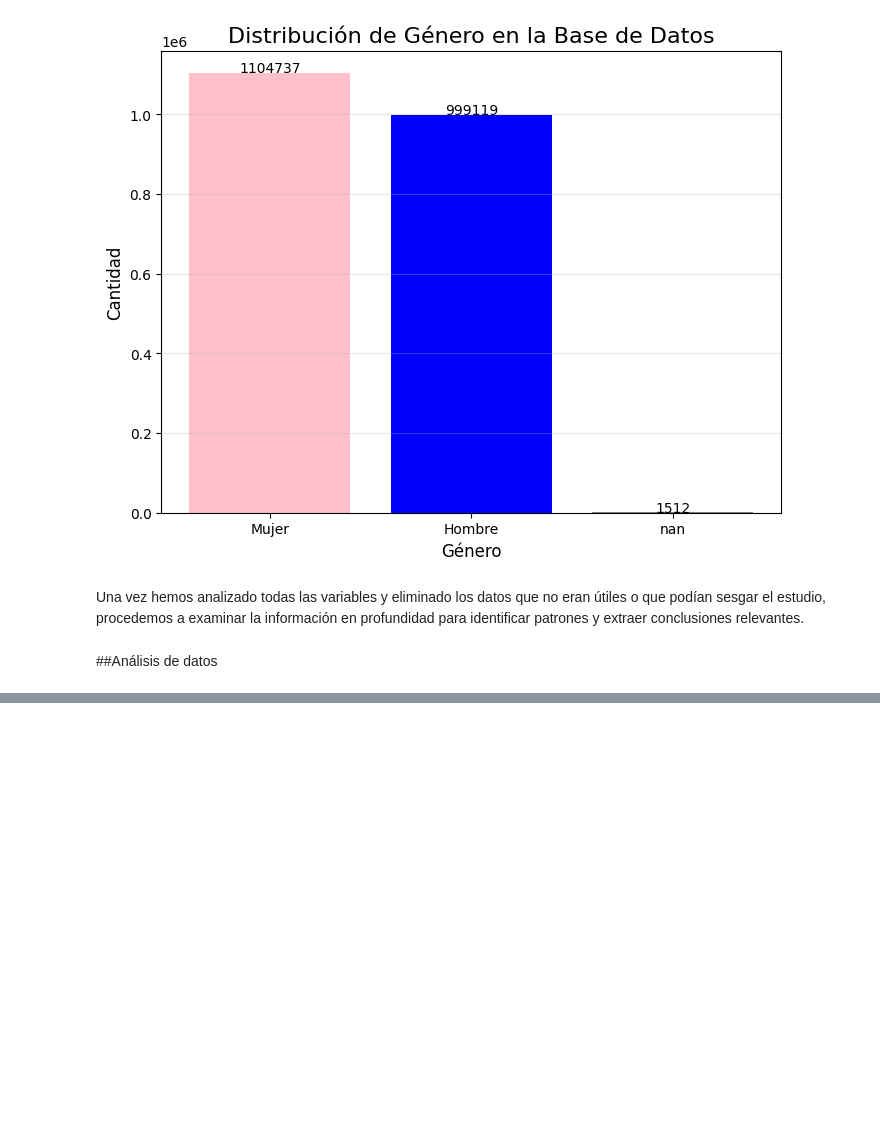
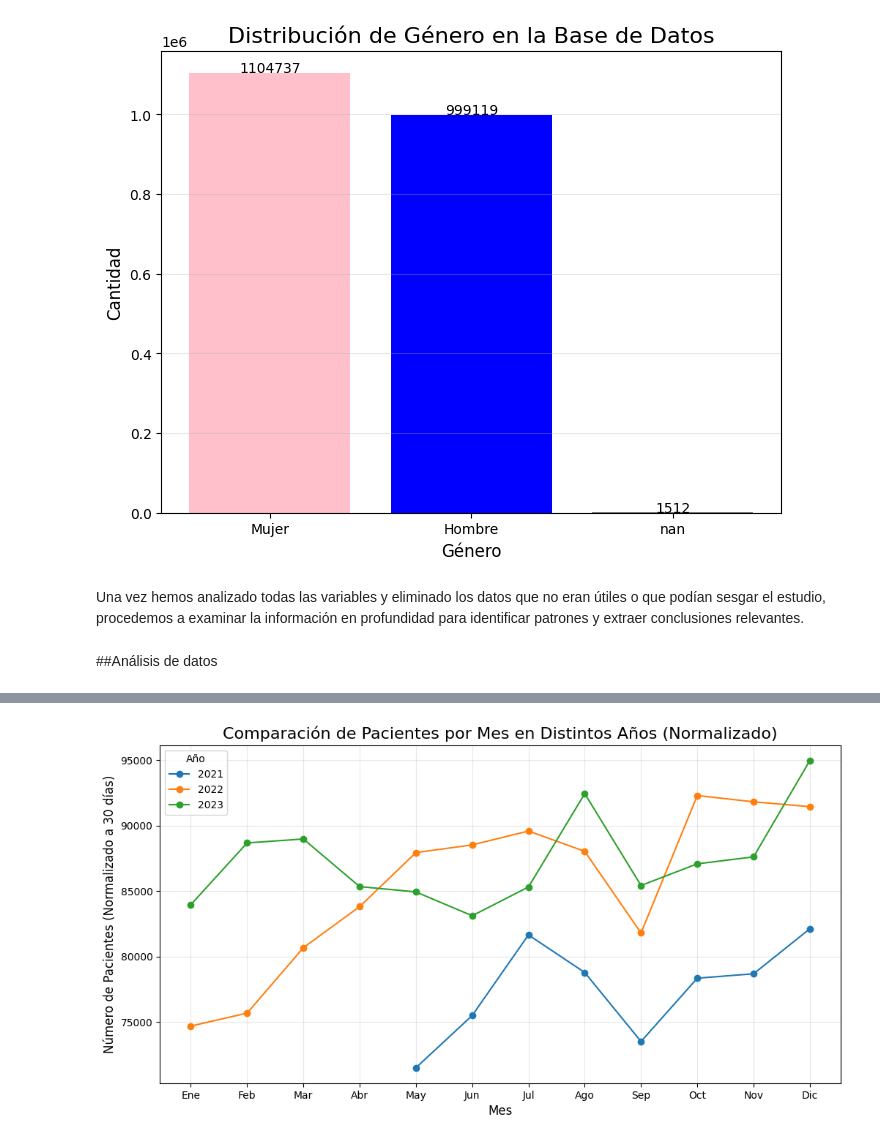
Before and after one commit to lauraliron/UFV_PFG, a Jupyter notebook: Limpieza_de_datos.ipynb, the cells around one changed output, grey strips where cells are left out. Cells and saved outputs as stored; diff of their text form; code cells hidden in the pictures; blank space fills up the shorter version.

```diff
--- a/Limpieza_de_datos.ipynb
+++ b/Limpieza_de_datos.ipynb
@@ -621,0 +644,26 @@ plt.show()
+# %%
+# Contar el número de pacientes por mes en cada año
+pacientes_por_mes = df.groupby(['Año', 'Mes']).size()
+
+# Obtener el número de días únicos en cada mes del conjunto de datos
+dias_en_cada_mes = df.groupby(['Año', 'Mes'])['Fecha de atención'].nunique()
+
+# Ajustar los valores como si cada mes tuviera 30 días
+pacientes_normalizados = (pacientes_por_mes / dias_en_cada_mes) * 30
+
+# Crear el gráfico con líneas superpuestas por año
+plt.figure(figsize=(12, 6))
+
+for year in pacientes_normalizados.index.get_level_values(0).unique():
+    datos_anuales = pacientes_normalizados.xs(year, level=0)  # Extraer datos de cada año
+    plt.plot(datos_anuales.index, datos_anuales.values, marker='o', linestyle='-', label=str(year))
+
+plt.xlabel('Mes', fontsize=12)
+plt.ylabel('Número de Pacientes (Normalizado a 30 días)', fontsize=12)
+plt.title('Comparación de Pacientes por Mes en Distintos Años (Normalizado)', fontsize=16)
+plt.legend(title="Año")
+plt.grid(True, alpha=0.3)
+plt.xticks(ticks=range(1, 13), labels=['Ene', 'Feb', 'Mar', 'Abr', 'May', 'Jun', 'Jul', 'Ago', 'Sep', 'Oct', 'Nov', 'Dic'])
+plt.show()
+# %% [output]
+[figure, added]
```
Also changed, not shown: parts of 14 cells of this notebook.
